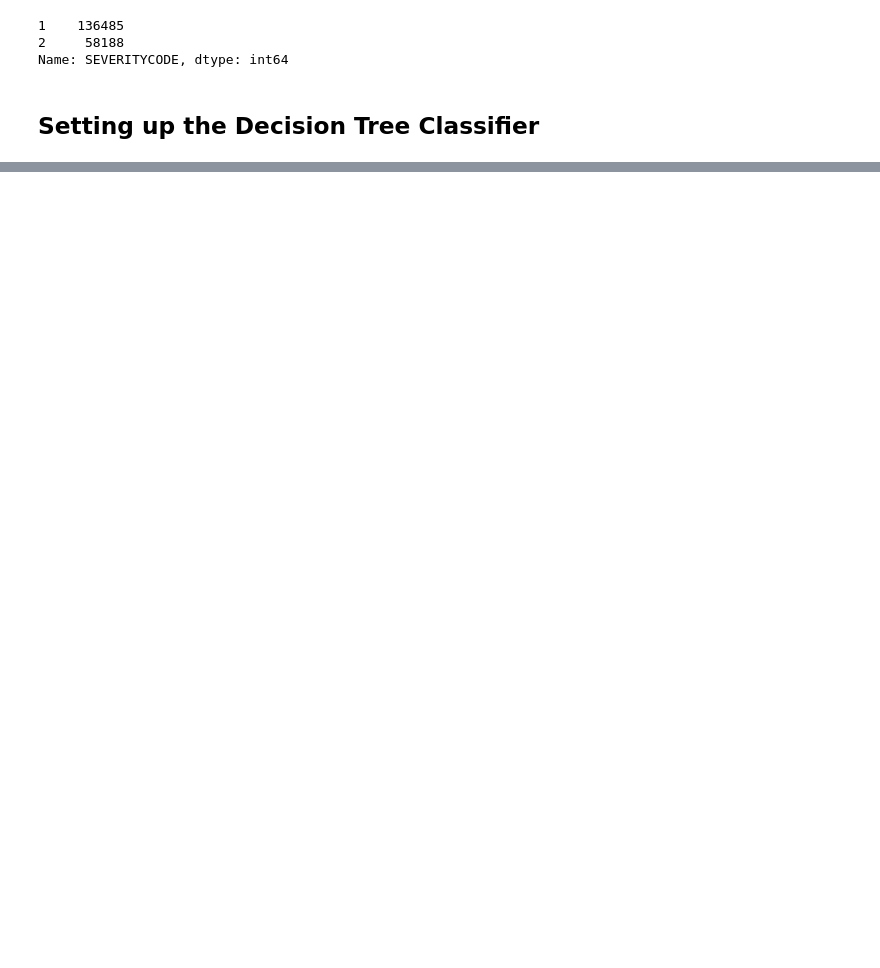
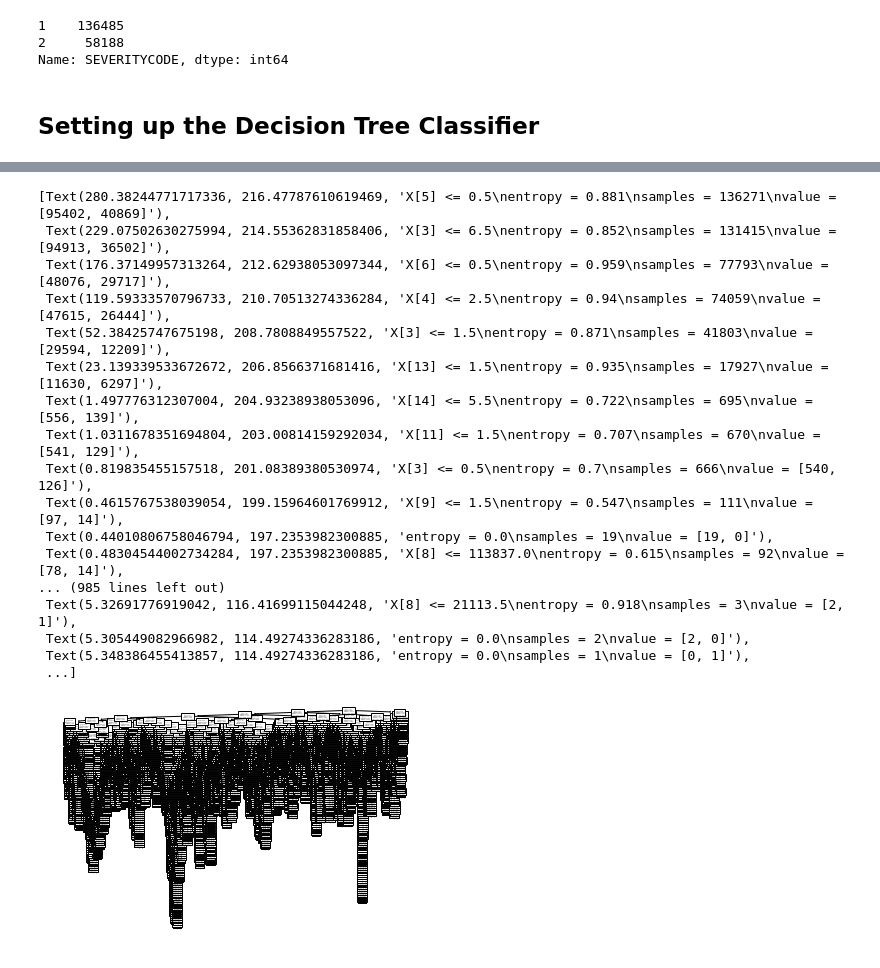
Before and after one commit to rschmitt40/Coursera_Capstone, a Jupyter notebook: Coursera IBM Data Science Capstone.ipynb, the cells around one changed output, grey strips where cells are left out. Drawn from its saved outputs; the diff is of its cells as text; code cells hidden in the pictures; blank space fills up the shorter version.

```diff
--- a/Coursera IBM Data Science Capstone.ipynb
+++ b/Coursera IBM Data Science Capstone.ipynb
@@ -108,10 +112 @@ HITPARKEDCAR           0
 dtype: int64
-# %%
-df['ADDRTYPE'].fillna('Block', inplace = True)
-df['ADDRTYPE'].value_counts()
-df['WEATHER'].fillna('Other', inplace = True)
-df['WEATHER'].value_counts()
-df['UNDERINFL'].replace({'N':'0', 'Y':'1'}, inplace = True)
-df['UNDERINFL'].value_counts()
-df['COLLISIONTYPE'].fillna('Other', inplace = True)
-df['COLLISIONTYPE'].value_counts()
@@ -132,3 +112,0 @@ Name: COLLISIONTYPE, dtype: int64
-# %%
-df.fillna(0, inplace = True)
-df.dtypes
@@ -200,8 +160,7 @@ Name: SEVERITYCODE, dtype: int64
 # %% [markdown]
 ## Setting up the Decision Tree Classifier
 # %%
-X = np.array(df.drop(['SEVERITYCODE'],1).astype(float))
-y = np.array(df['SEVERITYCODE'])
-X_train, X_test, y_train, y_test = train_test_split(X, y, test_size = 0.3)
-clf = DecisionTreeClassifier(criterion = "entropy", max_depth = 4)
-clf.fit(X_train, y_train)
+X = df.drop(['SEVERITYCODE'],1).values
+y = df['SEVERITYCODE'].values
+X_train, X_test, y_train, y_test = train_test_split(X, y, test_size = 0.3, random_state = 4)
+X = preprocessing.StandardScaler()
@@ -214,0 +175,3 @@ DecisionTreeClassifier(class_weight=None, criterion='entropy', max_depth=4,
+# %%
+clf = DecisionTreeClassifier(criterion = "entropy")
+clf.fit(X_train, y_train)
@@ -220,0 +186,21 @@ DecisionTrees's Accuracy:  1.0
+# %%
+tree.plot_tree(clf)
+# %% [output]
+[Text(280.38244771717336, 216.47787610619469, 'X[5] <= 0.5\nentropy = 0.881\nsamples = 136271\nvalue = [95402, 40869]'),
+ Text(229.07502630275994, 214.55362831858406, 'X[3] <= 6.5\nentropy = 0.852\nsamples = 131415\nvalue = [94913, 36502]'),
+ Text(176.37149957313264, 212.62938053097344, 'X[6] <= 0.5\nentropy = 0.959\nsamples = 77793\nvalue = [48076, 29717]'),
+ Text(119.59333570796733, 210.70513274336284, 'X[4] <= 2.5\nentropy = 0.94\nsamples = 74059\nvalue = [47615, 26444]'),
+ Text(52.38425747675198, 208.7808849557522, 'X[3] <= 1.5\nentropy = 0.871\nsamples = 41803\nvalue = [29594, 12209]'),
+ Text(23.139339533672672, 206.8566371681416, 'X[13] <= 1.5\nentropy = 0.935\nsamples = 17927\nvalue = [11630, 6297]'),
+ Text(1.497776312307004, 204.93238938053096, 'X[14] <= 5.5\nentropy = 0.722\nsamples = 695\nvalue = [556, 139]'),
+ Text(1.0311678351694804, 203.00814159292034, 'X[11] <= 1.5\nentropy = 0.707\nsamples = 670\nvalue = [541, 129]'),
+ Text(0.819835455157518, 201.08389380530974, 'X[3] <= 0.5\nentropy = 0.7\nsamples = 666\nvalue = [540, 126]'),
+ Text(0.4615767538039054, 199.15964601769912, 'X[9] <= 1.5\nentropy = 0.547\nsamples = 111\nvalue = [97, 14]'),
+ Text(0.44010806758046794, 197.2353982300885, 'entropy = 0.0\nsamples = 19\nvalue = [19, 0]'),
+ Text(0.48304544002734284, 197.2353982300885, 'X[8] <= 113837.0\nentropy = 0.615\nsamples = 92\nvalue = [78, 14]'),
+... (985 lines left out)
+ Text(5.32691776919042, 116.41699115044248, 'X[8] <= 21113.5\nentropy = 0.918\nsamples = 3\nvalue = [2, 1]'),
+ Text(5.305449082966982, 114.49274336283186, 'entropy = 0.0\nsamples = 2\nvalue = [2, 0]'),
+ Text(5.348386455413857, 114.49274336283186, 'entropy = 0.0\nsamples = 1\nvalue = [0, 1]'),
+ ...]
+[figure, added]
```
Also changed, not shown: parts of 21 cells of this notebook.
